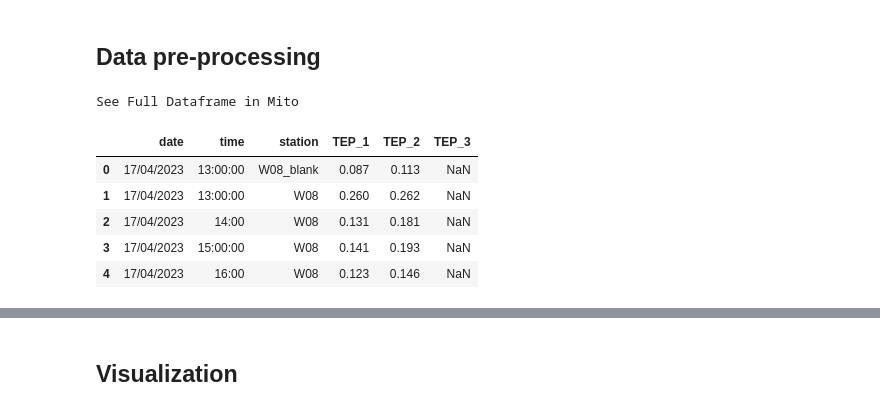
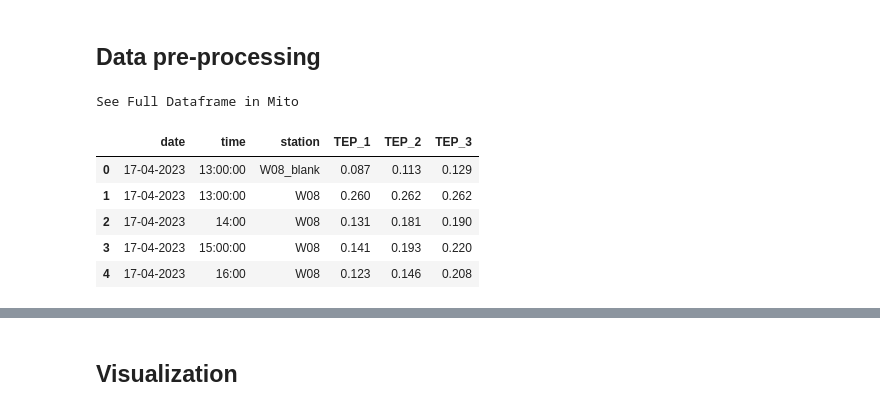
Before and after one commit to jensdujardin/spring_campaign_2023, a Jupyter notebook: scripts/TEP_analysis.ipynb, the cells around one changed output, grey strips where cells are left out. Saved outputs shown, nothing was run; the diff lists cells and outputs as text; code cells hidden in the pictures.

```diff
--- a/scripts/TEP_analysis.ipynb
+++ b/scripts/TEP_analysis.ipynb
@@ -17,16 +17,16 @@ import scipy.stats as sp
 # %% [markdown]
 ## Data pre-processing
 # %%
-data = pd.read_csv('../data/TEP_data.csv', sep=';', decimal=',')
+data = pd.read_csv('../data/raw/TEP_data.csv', sep=';', decimal=',')
 data.head()
 # %% [output]
 See Full Dataframe in Mito
 |  | date | time | station | TEP_1 | TEP_2 | TEP_3 |
-| 0 | 17/04/2023 | 13:00:00 | W08_blank | 0.087 | 0.113 | NaN |
-| 1 | 17/04/2023 | 13:00:00 | W08 | 0.260 | 0.262 | NaN |
-| 2 | 17/04/2023 | 14:00 | W08 | 0.131 | 0.181 | NaN |
-| 3 | 17/04/2023 | 15:00:00 | W08 | 0.141 | 0.193 | NaN |
-| 4 | 17/04/2023 | 16:00 | W08 | 0.123 | 0.146 | NaN |
+| 0 | 17-04-2023 | 13:00:00 | W08_blank | 0.087 | 0.113 | 0.129 |
+| 1 | 17-04-2023 | 13:00:00 | W08 | 0.260 | 0.262 | 0.262 |
+| 2 | 17-04-2023 | 14:00 | W08 | 0.131 | 0.181 | 0.190 |
+| 3 | 17-04-2023 | 15:00:00 | W08 | 0.141 | 0.193 | 0.220 |
+| 4 | 17-04-2023 | 16:00 | W08 | 0.123 | 0.146 | 0.208 |
 # %%
 def calculate_tep_concentration(tep_values, blank_avg, scale_factor=0.1):
     """
```
Also changed, not shown: parts of 8 cells of this notebook, 1 other file.
